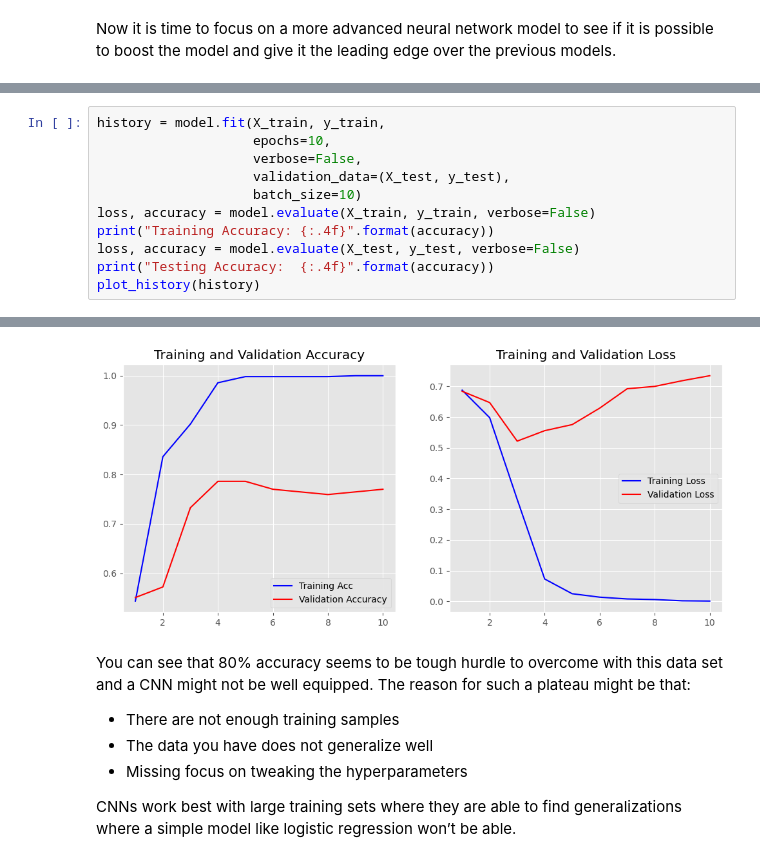
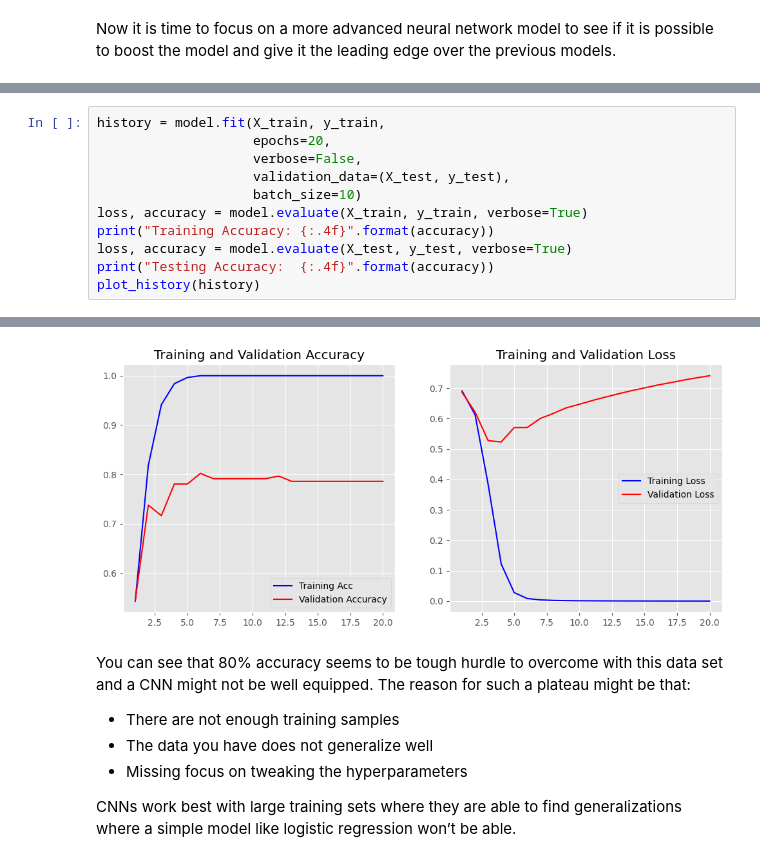
Before and after one commit to ishtiaqahmedz/practice_project_files, a Jupyter notebook: 906 Text-Classification,Sentiment Analysis.ipynb, the cells around one changed output, grey strips where cells are left out. Cells and saved outputs as stored; diff of their text form.

```diff
--- a/906 Text-Classification,Sentiment Analysis.ipynb
+++ b/906 Text-Classification,Sentiment Analysis.ipynb
@@ -1267,13 +1539,13 @@ Model: "sequential_2"
  Non-trainable params: 0 (0.00 B)
 # %%
 history = model.fit(X_train, y_train,
-                    epochs=10,
+                    epochs=20,
                     verbose=False,
                     validation_data=(X_test, y_test),
                     batch_size=10)
-loss, accuracy = model.evaluate(X_train, y_train, verbose=False)
+loss, accuracy = model.evaluate(X_train, y_train, verbose=True)
 print("Training Accuracy: {:.4f}".format(accuracy))
-loss, accuracy = model.evaluate(X_test, y_test, verbose=False)
+loss, accuracy = model.evaluate(X_test, y_test, verbose=True)
 print("Testing Accuracy:  {:.4f}".format(accuracy))
 plot_history(history)
 # %% [output]
@@ -1282,4 +1556,4 @@ Testing Accuracy:  0.7701
-[figure, old version]
+[figure, new version]
 # %% [markdown]
 You can see that 80% accuracy seems to be tough hurdle to overcome with this data set and a CNN might not be well equipped. The reason for such a plateau might be that:
 
```
Also changed, not shown: parts of 42 cells of this notebook.
